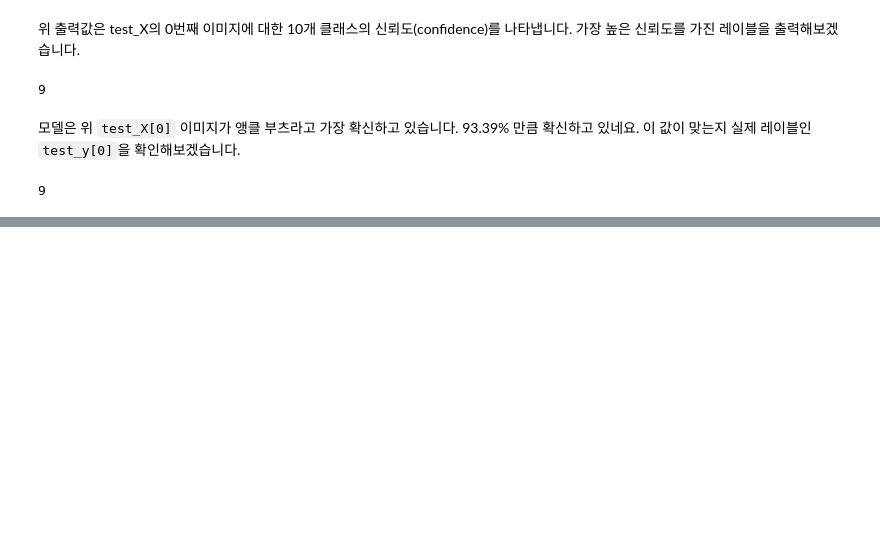
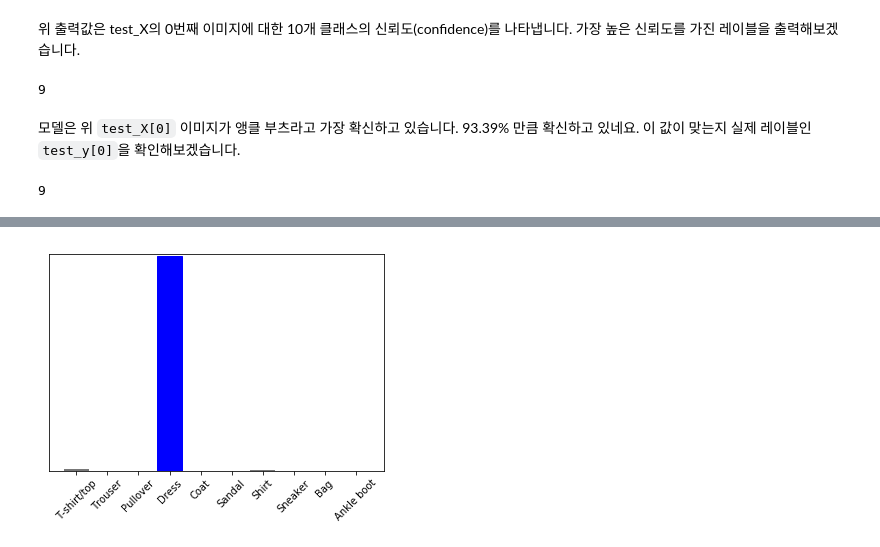
Before and after one commit to starbucksdolcelatte/AI_Practice_2019, a Jupyter notebook: Tensorflow_Basics/CNN_tutorial/Fashion_MNIST_Classification.ipynb, the cells around one changed output, grey strips where cells are left out. Cells and saved outputs as stored; diff of their text form; code cells hidden in the pictures; blank space fills up the shorter version.

```diff
--- a/Tensorflow_Basics/CNN_tutorial/Fashion_MNIST_Classification.ipynb
+++ b/Tensorflow_Basics/CNN_tutorial/Fashion_MNIST_Classification.ipynb
@@ -200,0 +250,6 @@ def plot_image(i, predict_arr, true_label, img):
+# %%
+plot_value_array(0, pred, [test_y[100]])
+plt.xticks(range(10), class_names, rotation = 45)
+plt.show()
+# %% [output]
+[figure, added]
```
Also changed, not shown: parts of 7 cells of this notebook.
